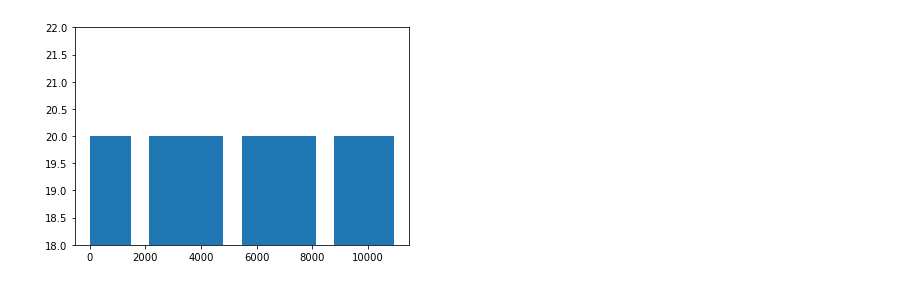
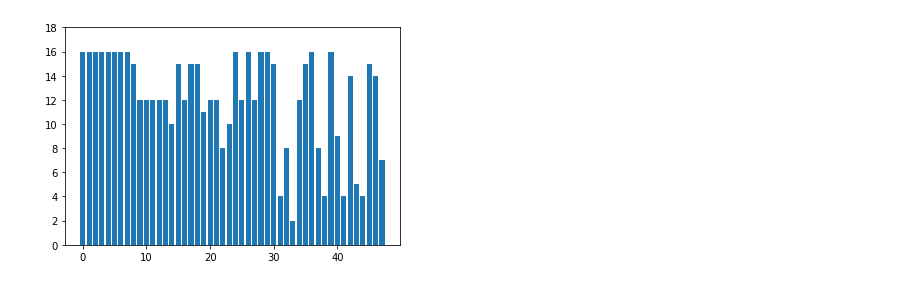
Before and after one commit to chardrew/make-a-pop-hit, a Jupyter notebook: 03 Chord progression generator/Chord progression generator.ipynb, the cells around one changed output. Drawn from its saved outputs; the diff is of its cells as text; code cells hidden in the pictures.

```diff
--- a/03 Chord progression generator/Chord progression generator.ipynb
+++ b/03 Chord progression generator/Chord progression generator.ipynb
@@ -70,13 +79,11 @@ MIN_SECTION_LENGTH = 2
 MAX_SECTION_LENGTH = 16
 df = filter_sections_by_length(df, MIN_SECTION_LENGTH, MAX_SECTION_LENGTH)
 df = remove_duplicates(df)
-df.chords = extend_section_lengths(df.chords, 20)
-
-df = df.reset_index().drop(columns='index')
 # %%
 df['section_length'] = df.chords.apply(len)
 plt.figure();
 plt.ylim(ymax=max(df.section_length) + 2, ymin=min(df.section_length) - 2);
 plt.bar(df.index, df.section_length);
+df.drop(columns='section_length');
 # %% [output]
-[figure, old version]
+[figure, new version]
```
Also changed, not shown: parts of 18 cells of this notebook.
